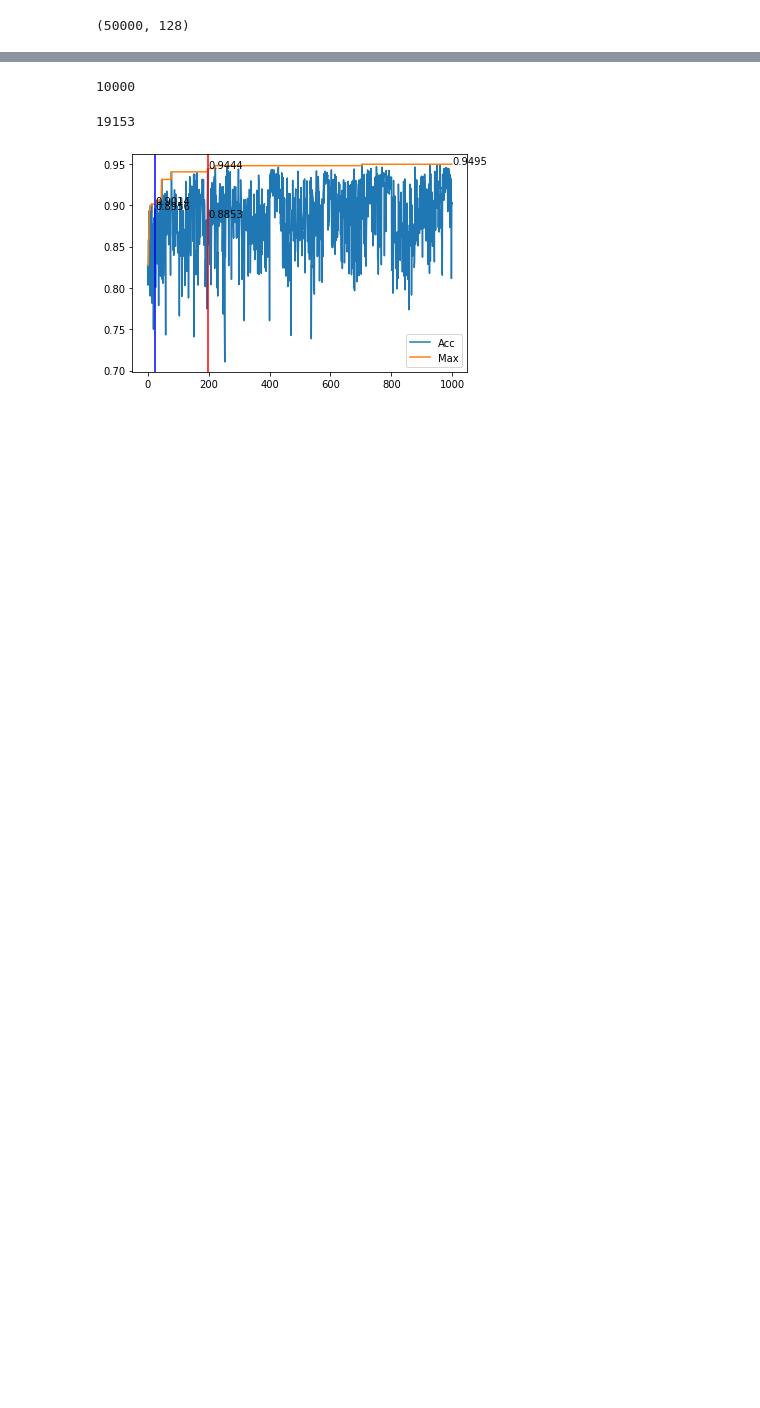
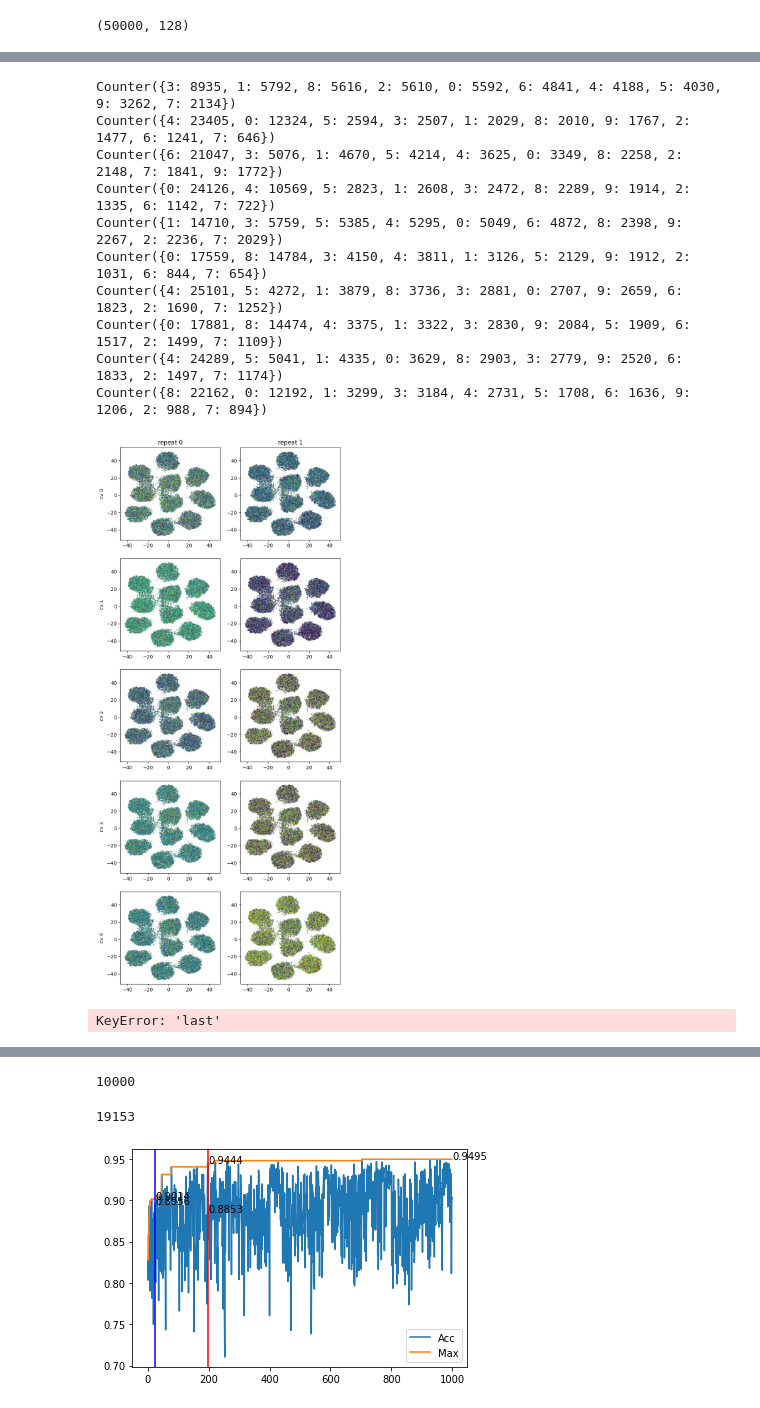
Before and after one commit to yongsubaek/AdapAug, a Jupyter notebook: playground.ipynb, the cells around one changed output, grey strips where cells are left out. Drawn from its saved outputs; the diff is of its cells as text; code cells hidden in the pictures; blank space fills up the shorter version.

```diff
--- a/playground.ipynb
+++ b/playground.ipynb
@@ -51,7 +55,6 @@ plt.plot([x for pol in pol_losses for x in pol])
 # %%
-gr_dist_move = result['gr_dist_collector']
+gr_dist_move = search_result['gr_dist_collector']
 print(len(gr_dist_move))
 print(len(gr_dist_move[0]))
-print(gr_dist_move[0][:100])
 # %% [output]
 5
@@ -115,3 +122,33 @@ plt.show()
+# %%
+fig, axes = plt.subplots(cv_num, repeat, figsize=(4*repeat,4*cv_num))
+for cv_id in range(cv_num):
+    for r, id_dist in enumerate(gr_dist_move[cv_id]):
+        ax = axes[cv_id][r]
+        ax.scatter(xs, ys, c=id_dist, s=0.2, alpha=0.5, label=Counter(id_dist))
+        print(Counter(id_dist))
+        if r == 0:
+            ax.set_ylabel(f"cv {cv_id}")
+        if cv_id == 0:
+            ax.set_title(f"repeat {r}")
+#         ax.legend()
+plt.show()
+# %% [output]
+Counter({3: 8935, 1: 5792, 8: 5616, 2: 5610, 0: 5592, 6: 4841, 4: 4188, 5: 4030, 9: 3262, 7: 2134})
+Counter({4: 23405, 0: 12324, 5: 2594, 3: 2507, 1: 2029, 8: 2010, 9: 1767, 2: 1477, 6: 1241, 7: 646})
+Counter({6: 21047, 3: 5076, 1: 4670, 5: 4214, 4: 3625, 0: 3349, 8: 2258, 2: 2148, 7: 1841, 9: 1772})
+Counter({0: 24126, 4: 10569, 5: 2823, 1: 2608, 3: 2472, 8: 2289, 9: 1914, 2: 1335, 6: 1142, 7: 722})
+Counter({1: 14710, 3: 5759, 5: 5385, 4: 5295, 0: 5049, 6: 4872, 8: 2398, 9: 2267, 2: 2236, 7: 2029})
+Counter({0: 17559, 8: 14784, 3: 4150, 4: 3811, 1: 3126, 5: 2129, 9: 1912, 2: 1031, 6: 844, 7: 654})
+Counter({4: 25101, 5: 4272, 1: 3879, 8: 3736, 3: 2881, 0: 2707, 9: 2659, 6: 1823, 2: 1690, 7: 1252})
+Counter({0: 17881, 8: 14474, 4: 3375, 1: 3322, 3: 2830, 9: 2084, 5: 1909, 6: 1517, 2: 1499, 7: 1109})
+Counter({4: 24289, 5: 5041, 1: 4335, 0: 3629, 8: 2903, 3: 2779, 9: 2520, 6: 1833, 2: 1497, 7: 1174})
+Counter({8: 22162, 0: 12192, 1: 3299, 3: 3184, 4: 2731, 5: 1708, 6: 1636, 9: 1206, 2: 988, 7: 894})
+[figure, added]
+# %%
+print(Counter(gr_dist_move["last"]))
+plt.scatter(xs, ys, s=2., alpha=0.4, c=gr_dist_move["last"])
+# %% [output]
+KeyError: 'last'
 # %%
 cmap = cm.get_cmap('jet', 2)
 plt.scatter(xs,ys,s=1.,alpha=0.2,c=[1 if x<10 else 2 for x in total_trainset.targets], cmap=cmap)
```
Also changed, not shown: parts of 16 cells of this notebook, 8 other files.
